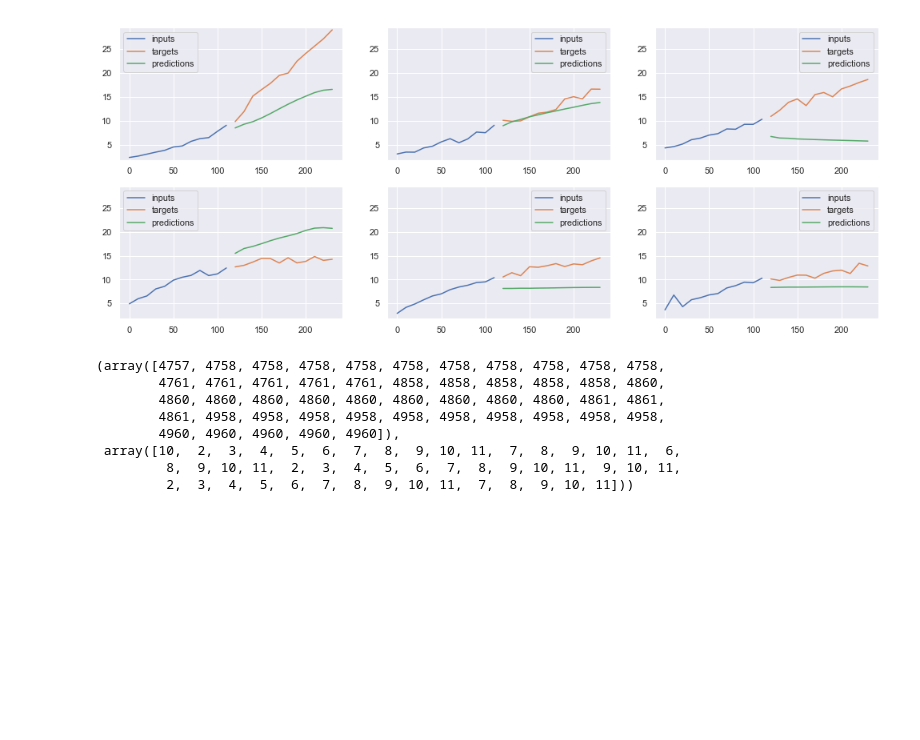
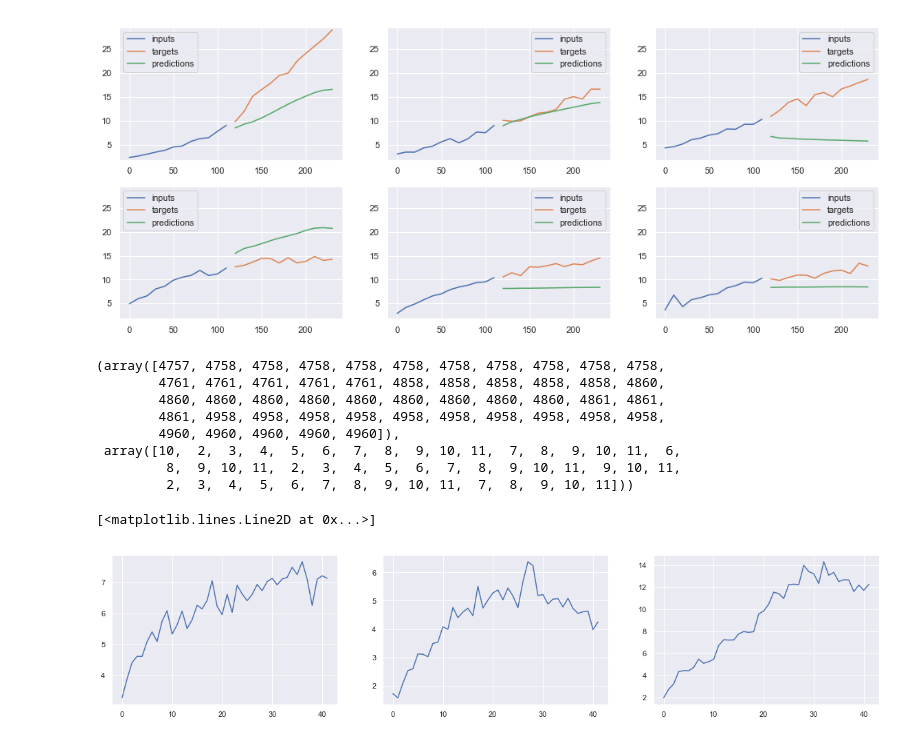
Before and after one commit to dzhv/Spatio-Temporal-mobile-traffic-forecasting, a Jupyter notebook: notebooks/prediction_analysis.ipynb, the cells around one changed output. Cells and saved outputs as stored; diff of their text form; code cells hidden in the pictures; blank space fills up the shorter version.

```diff
--- a/notebooks/prediction_analysis.ipynb
+++ b/notebooks/prediction_analysis.ipynb
@@ -151,3 +151,28 @@ np.where(targets_3 > 13)
  array([10,  2,  3,  4,  5,  6,  7,  8,  9, 10, 11,  7,  8,  9, 10, 11,  6,
          8,  9, 10, 11,  2,  3,  4,  5,  6,  7,  8,  9, 10, 11,  9, 10, 11,
          2,  3,  4,  5,  6,  7,  8,  9, 10, 11,  7,  8,  9, 10, 11]))
+# %%
+test = np.load("../data/test.npy")
+# %%
+length = 42
+
+plt.figure(figsize=(20, 4))
+
+plt.subplot(1, 3, 1)
+start= 49
+plt.plot(test[start:start+length, 38, 63])
+
+plt.subplot(1, 3, 2)
+start= 190
+plt.plot(test[start:start+length, 48, 55])
+# start= 100
+# plt.plot(test[start:start+length, 49, 58])
+
+plt.subplot(1, 3, 3)
+start= 190
+plt.plot(test[start:start+length, 49, 58])
+# start= 650
+# plt.plot(test[start:start+length, 47, 58])
+# %% [output]
+[<matplotlib.lines.Line2D at 0x...>]
+[figure, added]
```
Also changed, not shown: parts of 15 cells of this notebook, 4 other files.
